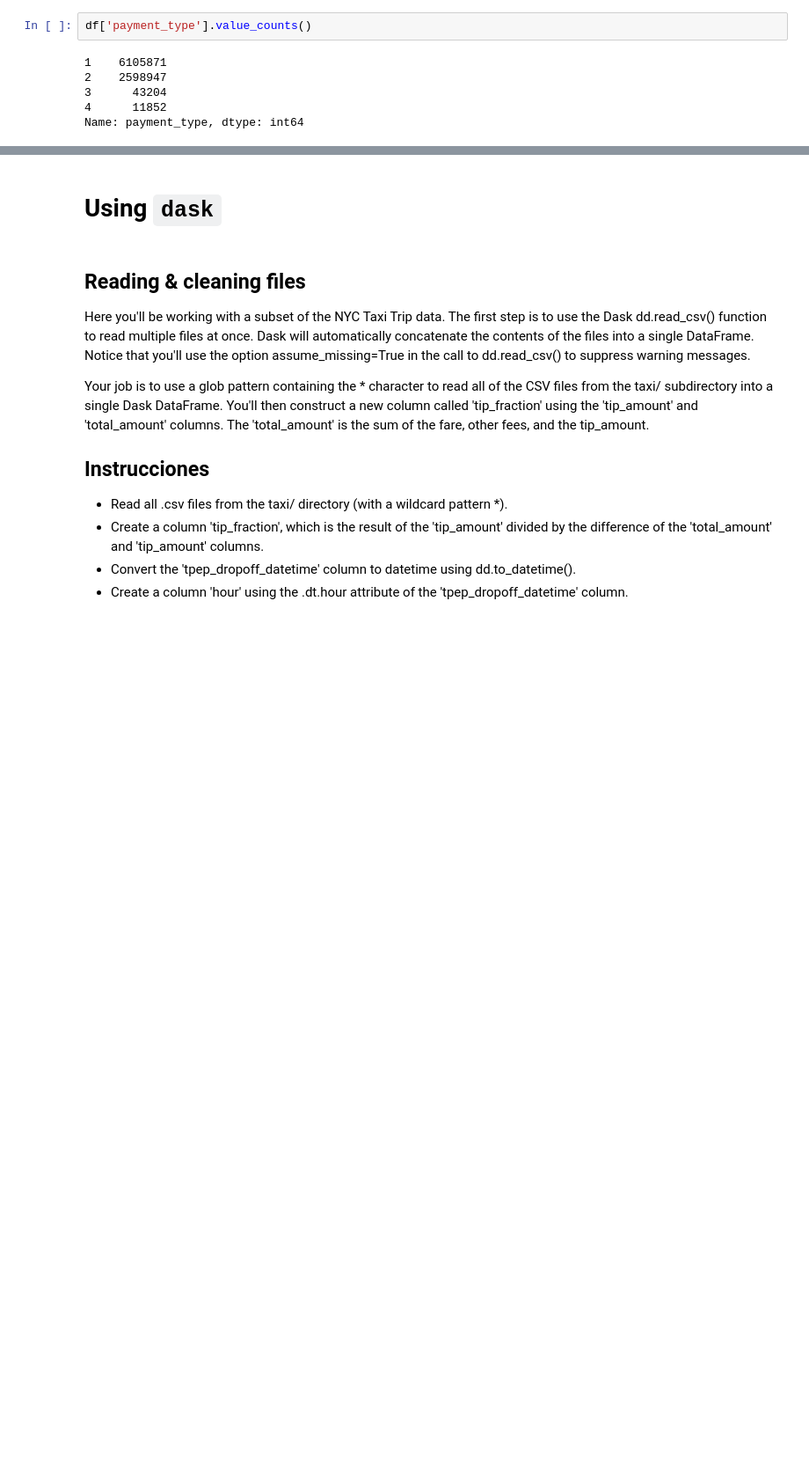
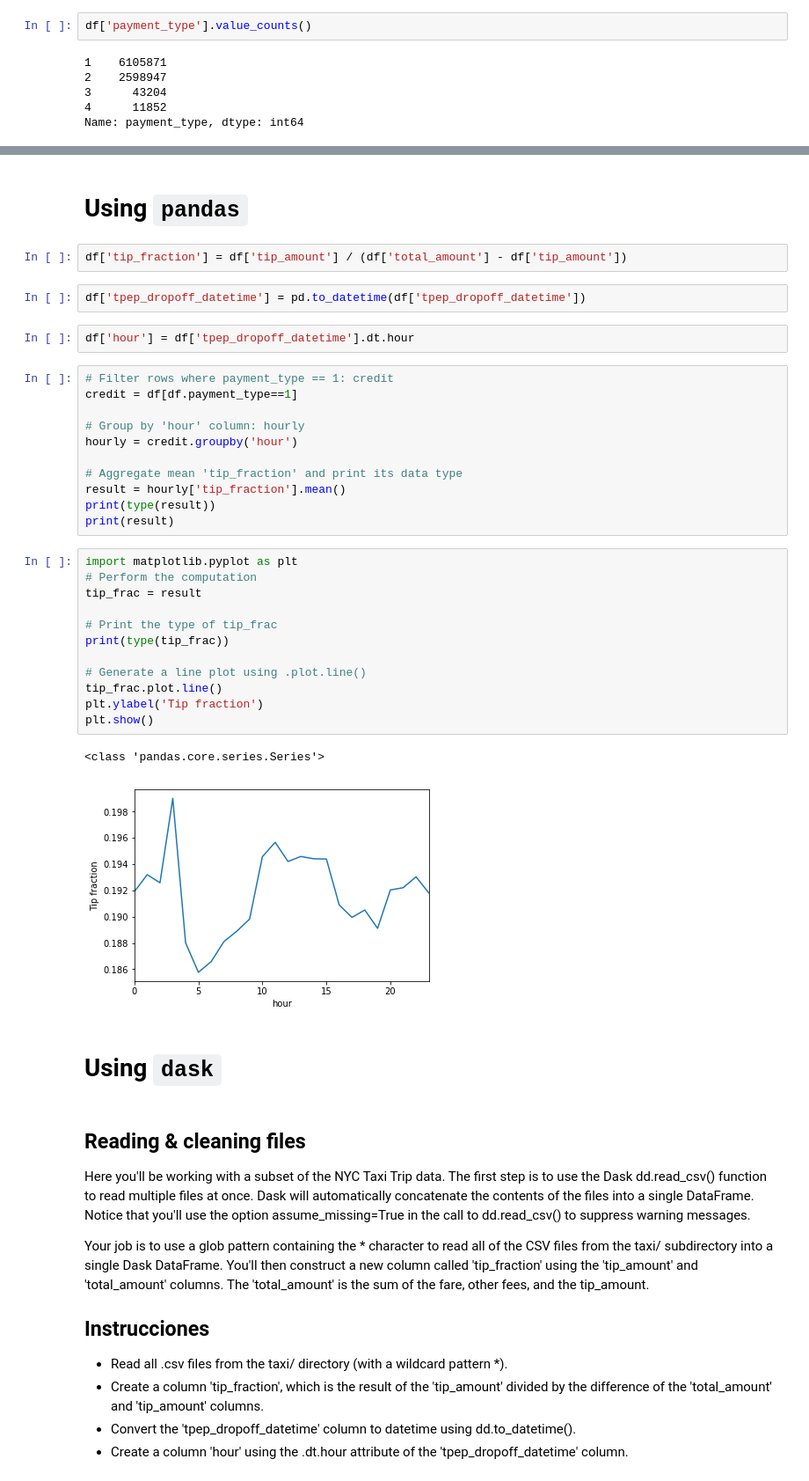
Before and after one commit to htapiagroup/sistdist, a Jupyter notebook: MCA_SDU_S6.ipynb, the cells around one changed output, grey strips where cells are left out. Shown at 88% size. Drawn from its saved outputs; the diff is of its cells as text; blank space fills up the shorter version.

```diff
--- a/MCA_SDU_S6.ipynb
+++ b/MCA_SDU_S6.ipynb
@@ -82,3 +83,37 @@ Using `dask`
+# %% [markdown]
+# Using `pandas`
+# %%
+df['tip_fraction'] = df['tip_amount'] / (df['total_amount'] - df['tip_amount'])
+# %%
+df['tpep_dropoff_datetime'] = pd.to_datetime(df['tpep_dropoff_datetime'])
+# %%
+df['hour'] = df['tpep_dropoff_datetime'].dt.hour
+# %%
+# Filter rows where payment_type == 1: credit
+credit = df[df.payment_type==1]
+
+# Group by 'hour' column: hourly
+hourly = credit.groupby('hour')
+
+# Aggregate mean 'tip_fraction' and print its data type
+result = hourly['tip_fraction'].mean()
+print(type(result))
+print(result)
+# %%
+import matplotlib.pyplot as plt
+# Perform the computation
+tip_frac = result
+
+# Print the type of tip_frac
+print(type(tip_frac))
+
+# Generate a line plot using .plot.line()
+tip_frac.plot.line()
+plt.ylabel('Tip fraction')
+plt.show()
+# %% [output]
+<class 'pandas.core.series.Series'>
+[figure, added]
 # %% [markdown]
 # Using `dask`
 # %% [markdown]
```
Also changed, not shown: parts of 48 cells of this notebook.
